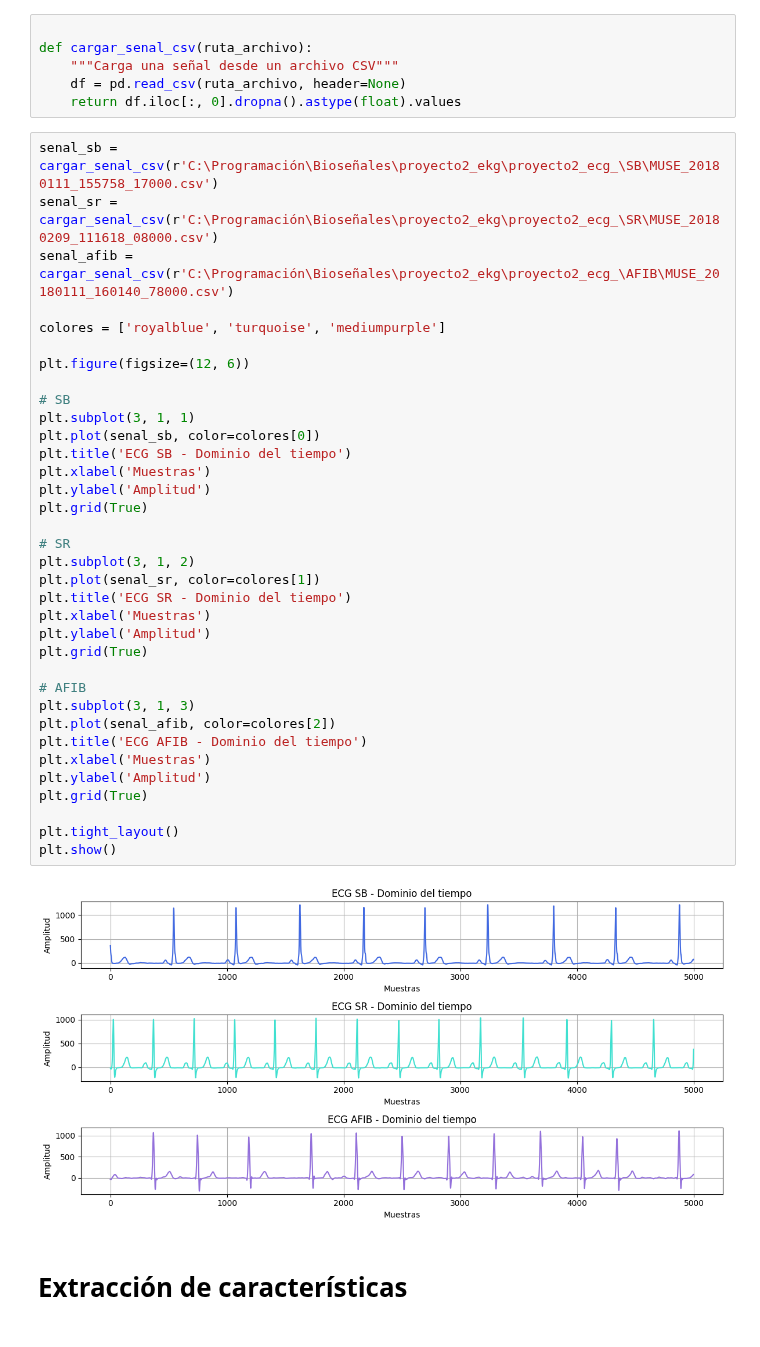
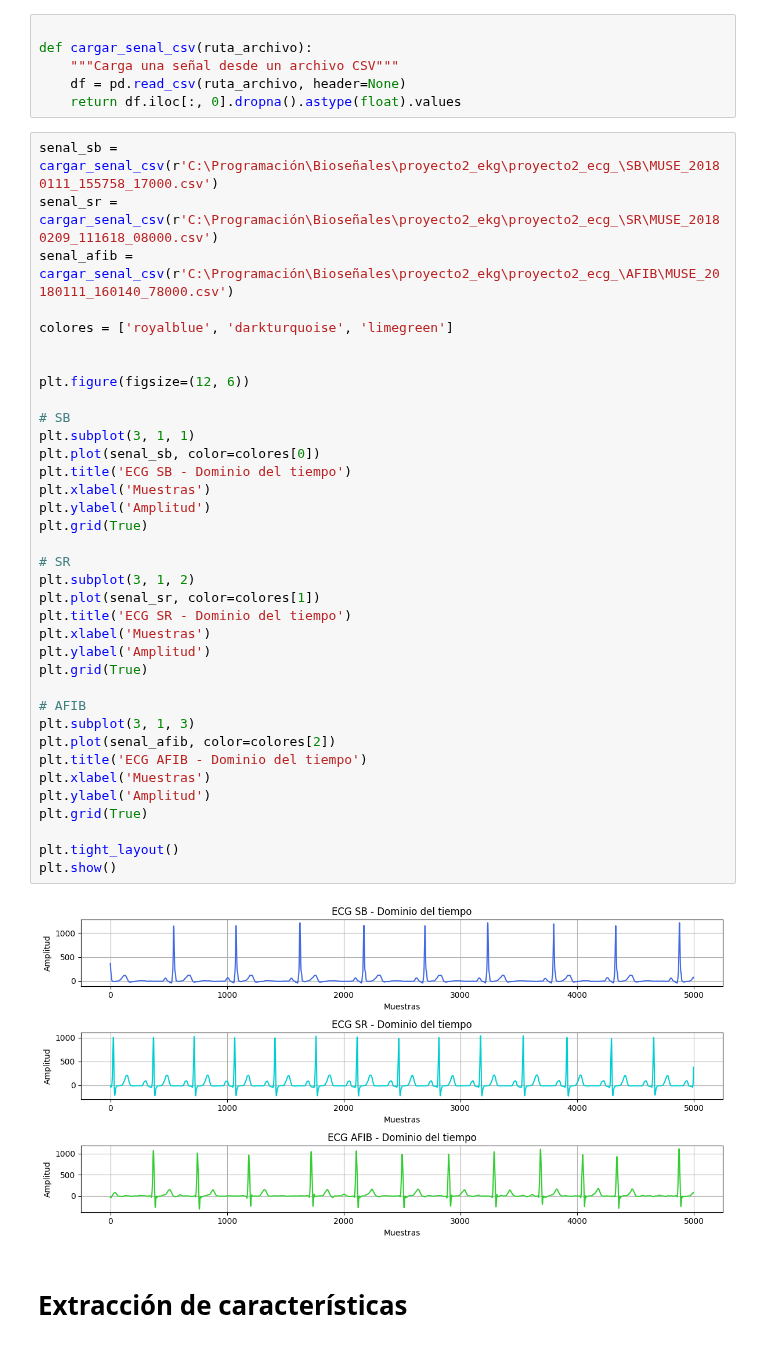
Before and after one commit to LisethTiria/Biosenales-2025-1, a Jupyter notebook: proyecto2_ecg_/proyecto2_script.ipynb, the cells around one changed output. Drawn from its saved outputs; the diff is of its cells as text.

```diff
--- a/proyecto2_ecg_/proyecto2_script.ipynb
+++ b/proyecto2_ecg_/proyecto2_script.ipynb
@@ -241,38 +243,39 @@ senal_sb = cargar_senal_csv(r'C:\Programación\Bioseñales\proyecto2_ekg\proyect
 senal_sr = cargar_senal_csv(r'C:\Programación\Bioseñales\proyecto2_ekg\proyecto2_ecg_\SR\MUSE_20180209_111618_08000.csv')
 senal_afib = cargar_senal_csv(r'C:\Programación\Bioseñales\proyecto2_ekg\proyecto2_ecg_\AFIB\MUSE_20180111_160140_78000.csv')
 
-colores = ['royalblue', 'turquoise', 'mediumpurple']
+colores = ['royalblue', 'darkturquoise', 'limegreen']
+
 
 plt.figure(figsize=(12, 6))
 
 # SB
 plt.subplot(3, 1, 1)
 plt.plot(senal_sb, color=colores[0])
 plt.title('ECG SB - Dominio del tiempo')
 plt.xlabel('Muestras')
 plt.ylabel('Amplitud')
 plt.grid(True)
 
 # SR
 plt.subplot(3, 1, 2)
 plt.plot(senal_sr, color=colores[1])
 plt.title('ECG SR - Dominio del tiempo')
 plt.xlabel('Muestras')
 plt.ylabel('Amplitud')
 plt.grid(True)
 
 # AFIB
 plt.subplot(3, 1, 3)
 plt.plot(senal_afib, color=colores[2])
 plt.title('ECG AFIB - Dominio del tiempo')
 plt.xlabel('Muestras')
 plt.ylabel('Amplitud')
 plt.grid(True)
 
 plt.tight_layout()
 plt.show()
 # %% [output]
-[figure, old version]
+[figure, new version]
 # %% [markdown]
 # Extracción de características
 # %% [markdown]
```
Also changed, not shown: parts of 24 cells of this notebook.
